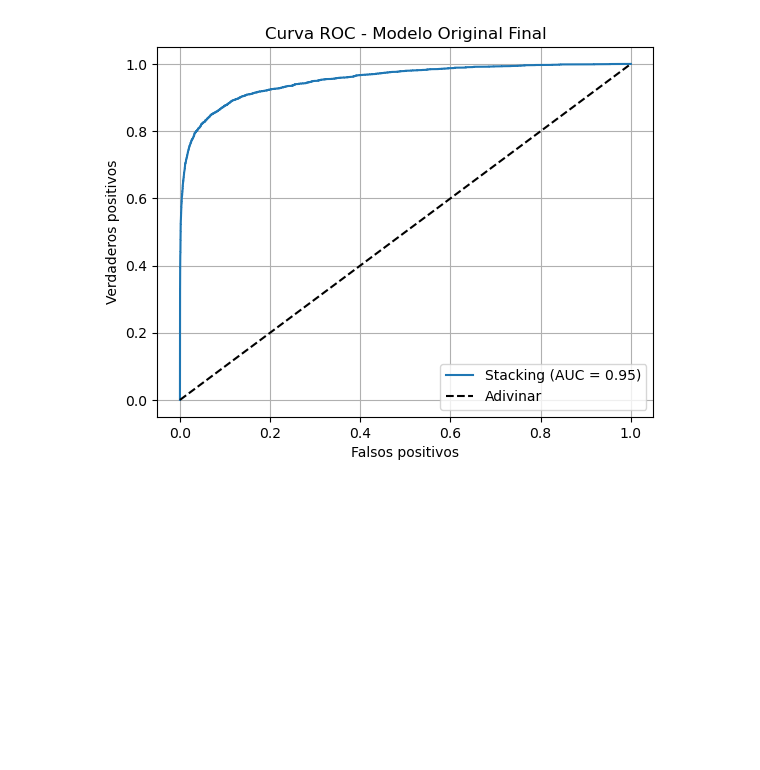
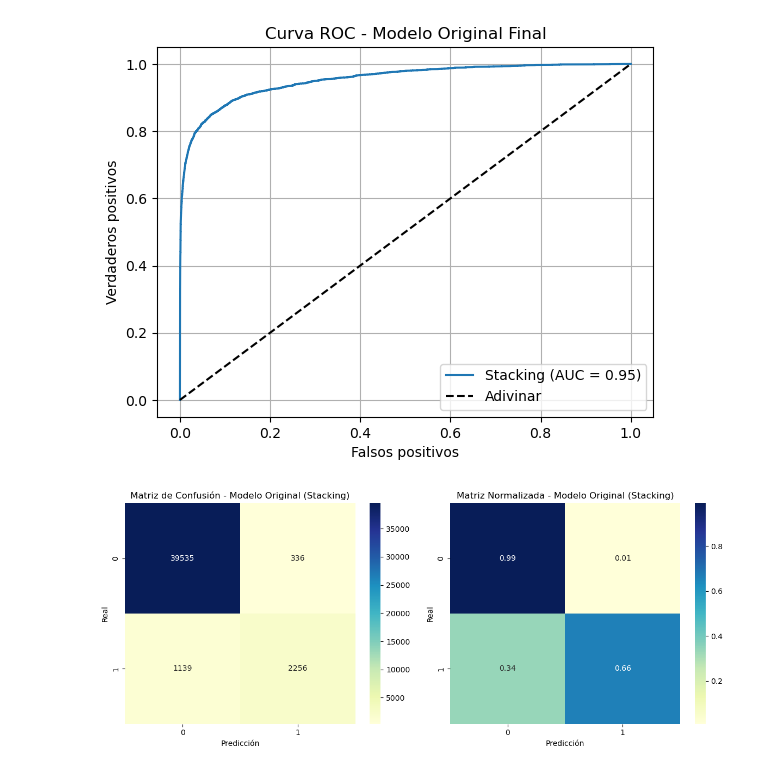
Before and after one commit to Darhudda/Machine_learning, a Jupyter notebook: _sources/Modelo_original.ipynb, the cells around one changed output. Cells and saved outputs as stored; diff of their text form; code cells hidden in the pictures; blank space fills up the shorter version.

```diff
--- a/_sources/Modelo_original.ipynb
+++ b/_sources/Modelo_original.ipynb
@@ -1059,3 +1059,29 @@ weighted avg       0.96      0.97      0.96     43266
 
 AUC final sobre test (Stacking optimizado): 0.9533
 [figure]
+# %%
+from sklearn.metrics import confusion_matrix
+import matplotlib.pyplot as plt
+import seaborn as sns
+
+# === Matrices de confusión
+cm_stack = confusion_matrix(y_test, y_pred_stack)
+cm_stack_norm = confusion_matrix(y_test, y_pred_stack, normalize='true')
+
+# === Gráficos lado a lado
+fig, axes = plt.subplots(1, 2, figsize=(12, 5))
+
+sns.heatmap(cm_stack, annot=True, fmt='d', cmap='YlGnBu', ax=axes[0])
+axes[0].set_title("Matriz de Confusión - Modelo Original (Stacking)")
+axes[0].set_xlabel("Predicción")
+axes[0].set_ylabel("Real")
+
+sns.heatmap(cm_stack_norm, annot=True, fmt='.2f', cmap='YlGnBu', ax=axes[1])
+axes[1].set_title("Matriz Normalizada - Modelo Original (Stacking)")
+axes[1].set_xlabel("Predicción")
+axes[1].set_ylabel("Real")
+
+plt.tight_layout()
+plt.show()
+# %% [output]
+[figure, added]
```
Also changed, not shown: 2 other files.
